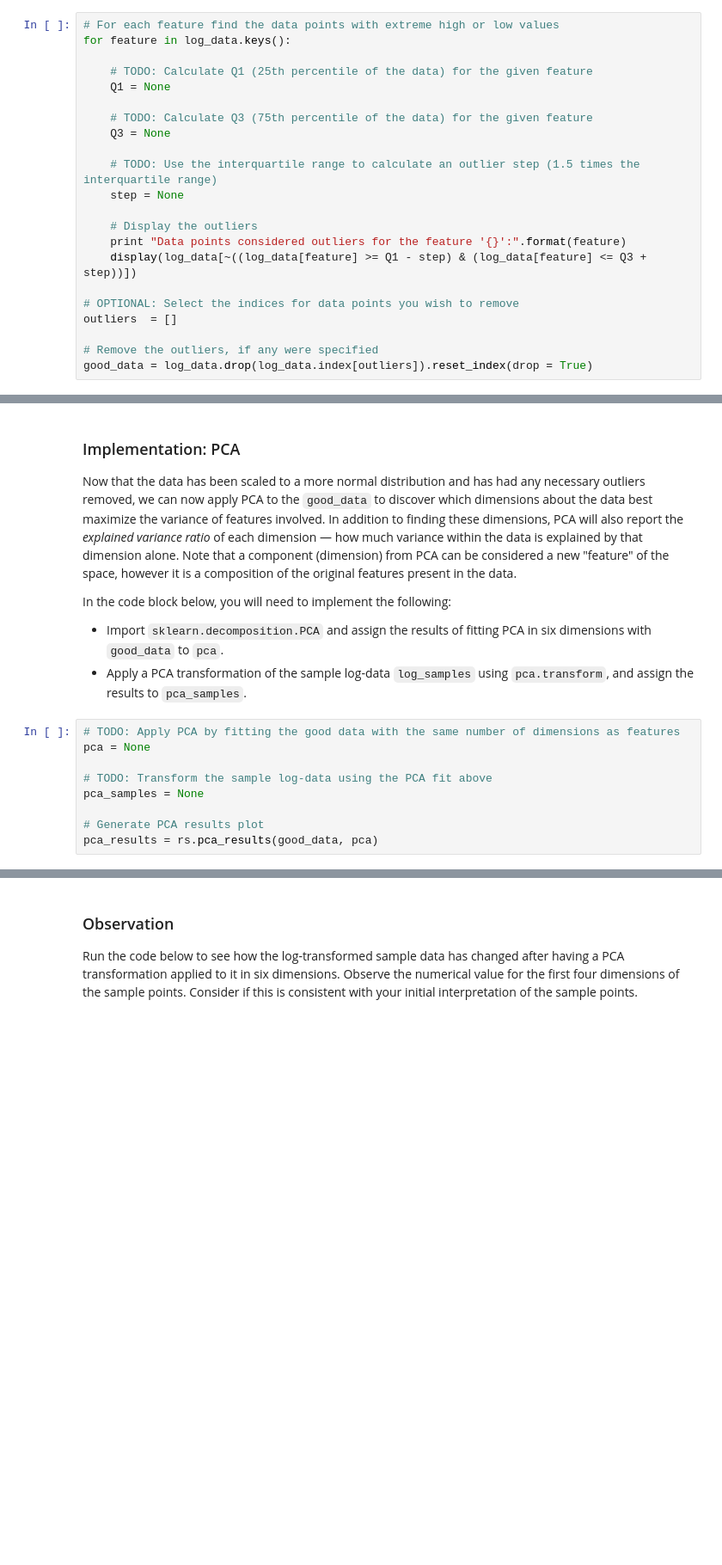
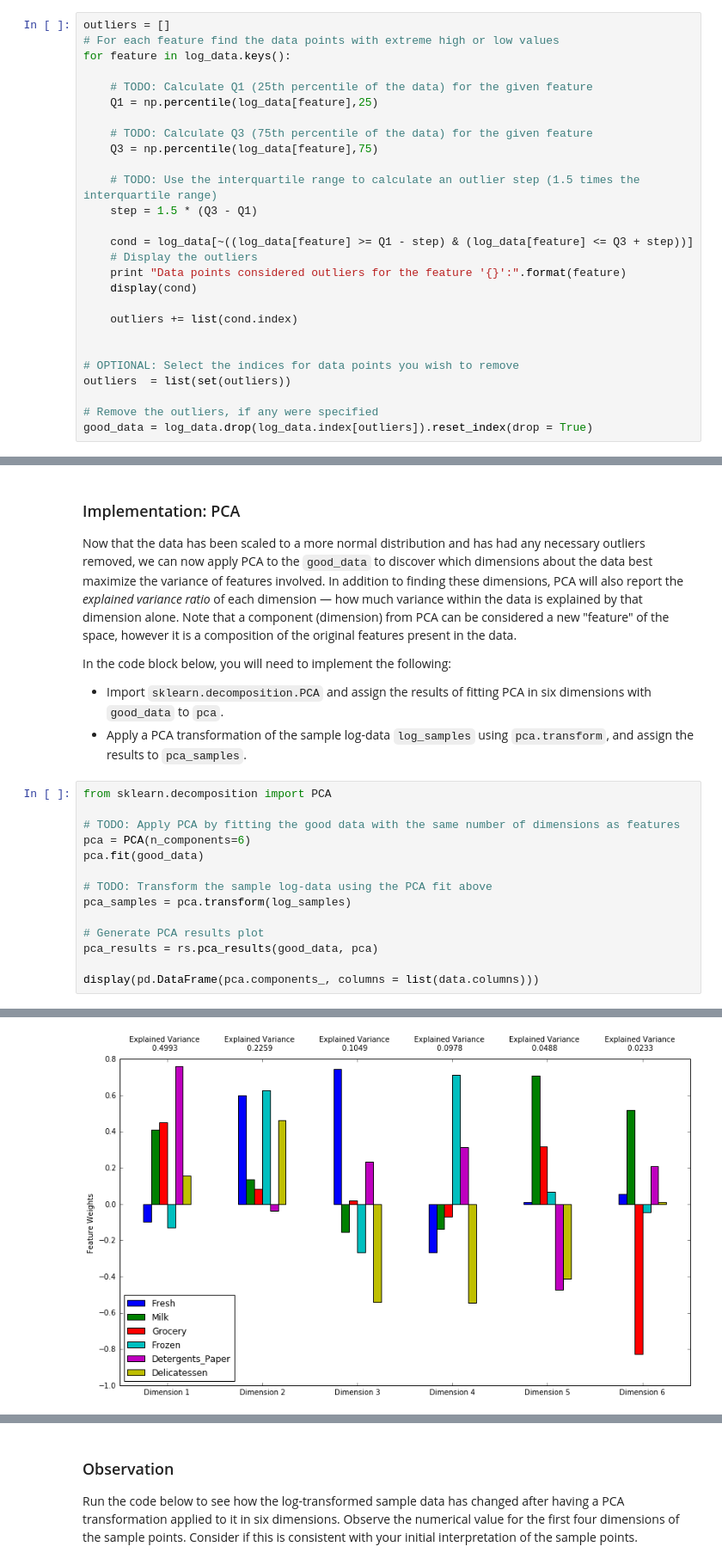
Before and after one commit to ketansahils/UDAML, a Jupyter notebook: projects/creating_customer_segments/customer_segments.ipynb, the cells around one changed output, grey strips where cells are left out. Shown at 86% size. Drawn from its saved outputs; the diff is of its cells as text; blank space fills up the shorter version.

```diff
--- a/projects/creating_customer_segments/customer_segments.ipynb
+++ b/projects/creating_customer_segments/customer_segments.ipynb
@@ -199,24 +206,29 @@ In the code block below, you will need to implement the following:
 **NOTE:** If you choose to remove any outliers, ensure that the sample data does not contain any of these points!
 Once you have performed this implementation, the dataset will be stored in the variable `good_data`.
 # %%
+outliers = []
 # For each feature find the data points with extreme high or low values
 for feature in log_data.keys():
 
     # TODO: Calculate Q1 (25th percentile of the data) for the given feature
-    Q1 = None
+    Q1 = np.percentile(log_data[feature],25)
 
     # TODO: Calculate Q3 (75th percentile of the data) for the given feature
-    Q3 = None
+    Q3 = np.percentile(log_data[feature],75)
 
     # TODO: Use the interquartile range to calculate an outlier step (1.5 times the interquartile range)
-    step = None
+    step = 1.5 * (Q3 - Q1)
 
+    cond = log_data[~((log_data[feature] >= Q1 - step) & (log_data[feature] <= Q3 + step))]
     # Display the outliers
     print "Data points considered outliers for the feature '{}':".format(feature)
-    display(log_data[~((log_data[feature] >= Q1 - step) & (log_data[feature] <= Q3 + step))])
+    display(cond)
+
+    outliers += list(cond.index)
+
 
 # OPTIONAL: Select the indices for data points you wish to remove
-outliers  = []
+outliers  = list(set(outliers))
 
 # Remove the outliers, if any were specified
 good_data = log_data.drop(log_data.index[outliers]).reset_index(drop = True)
@@ -237,11 +310,17 @@ In the code block below, you will need to implement the following:
  - Import `sklearn.decomposition.PCA` and assign the results of fitting PCA in six dimensions with `good_data` to `pca`.
  - Apply a PCA transformation of the sample log-data `log_samples` using `pca.transform`, and assign the results to `pca_samples`.
 # %%
+from sklearn.decomposition import PCA
+
 # TODO: Apply PCA by fitting the good data with the same number of dimensions as features
-pca = None
+pca = PCA(n_components=6)
+pca.fit(good_data)
 
 # TODO: Transform the sample log-data using the PCA fit above
-pca_samples = None
+pca_samples = pca.transform(log_samples)
 
 # Generate PCA results plot
 pca_results = rs.pca_results(good_data, pca)
+
+display(pd.DataFrame(pca.components_, columns = list(data.columns)))
+# %% [output]
@@ -248,3 +334,4 @@ pca_results = rs.pca_results(good_data, pca)
+[figure, added]
 # %% [markdown]
 ### Question 5
 *How much variance in the data is explained* ***in total*** *by the first and second principal component? What about the first four principal components? Using the visualization provided above, discuss what the first four dimensions best represent in terms of customer spending.*
```
Also changed, not shown: parts of 13 cells of this notebook.
